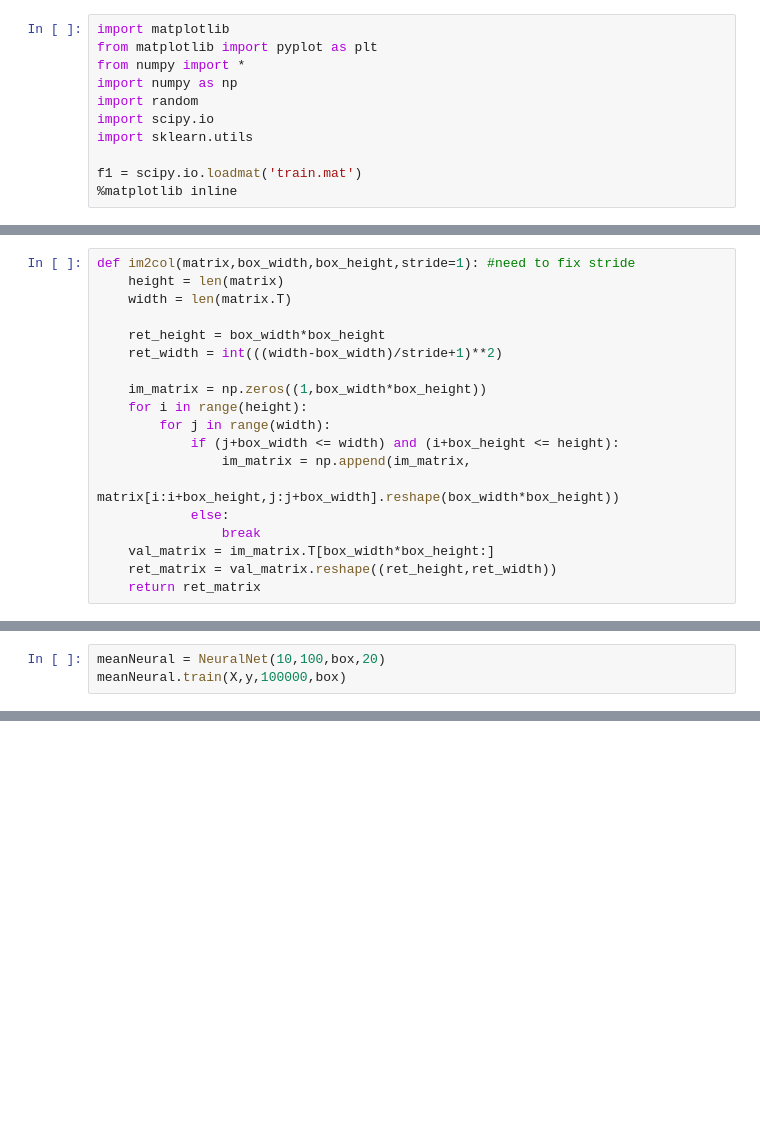
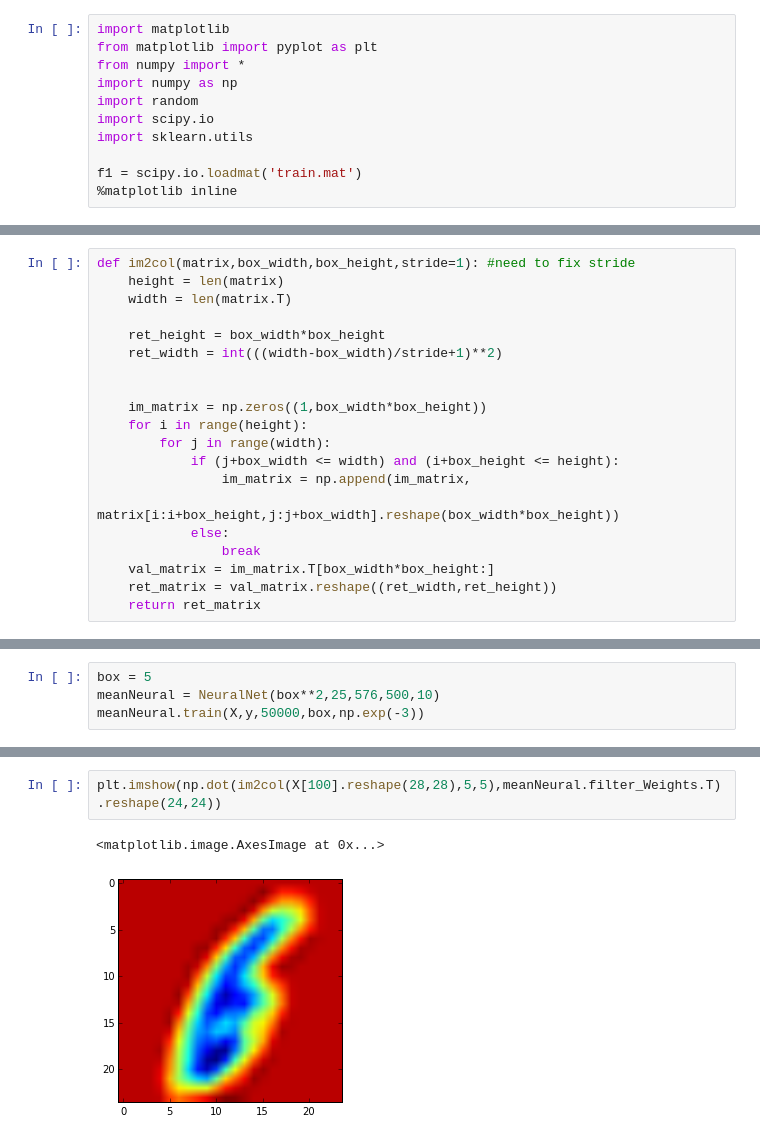
Before and after one commit to galharbi/ConvNN, a Jupyter notebook: ConvNN.ipynb, the cells around one changed output, grey strips where cells are left out. Cells and saved outputs as stored; diff of their text form; blank space fills up the shorter version.

```diff
--- a/ConvNN.ipynb
+++ b/ConvNN.ipynb
@@ -120,6 +153,7 @@ def im2col(matrix,box_width,box_height,stride=1): #need to fix stride
 
     ret_height = box_width*box_height
     ret_width = int(((width-box_width)/stride+1)**2)
+
 
     im_matrix = np.zeros((1,box_width*box_height))
     for i in range(height):
@@ -130,7 +164,7 @@ def im2col(matrix,box_width,box_height,stride=1): #need to fix stride
             else:
                 break
     val_matrix = im_matrix.T[box_width*box_height:]
-    ret_matrix = val_matrix.reshape((ret_height,ret_width))
+    ret_matrix = val_matrix.reshape((ret_width,ret_height))
     return ret_matrix
 # %%
 y = f1['train_labels']
@@ -140,5 +173,6 @@ h = np.array([im2col(X[i],box,box) for i in range(len(X))]) #change to vars
 X = reshape_x(X)
 X,y = sklearn.utils.shuffle(X,y,random_state=0)
 # %%
-meanNeural = NeuralNet(10,100,box,20)
-meanNeural.train(X,y,100000,box)
+box = 5
+meanNeural = NeuralNet(box**2,25,576,500,10)
+meanNeural.train(X,y,50000,box,np.exp(-3))
@@ -149,0 +195,5 @@ print(meanNeural.predict(X[var],box))
+# %%
+plt.imshow(np.dot(im2col(X[100].reshape(28,28),5,5),meanNeural.filter_Weights.T).reshape(24,24))
+# %% [output]
+<matplotlib.image.AxesImage at 0x...>
+[figure, added]
```
Also changed, not shown: parts of 6 cells of this notebook.
